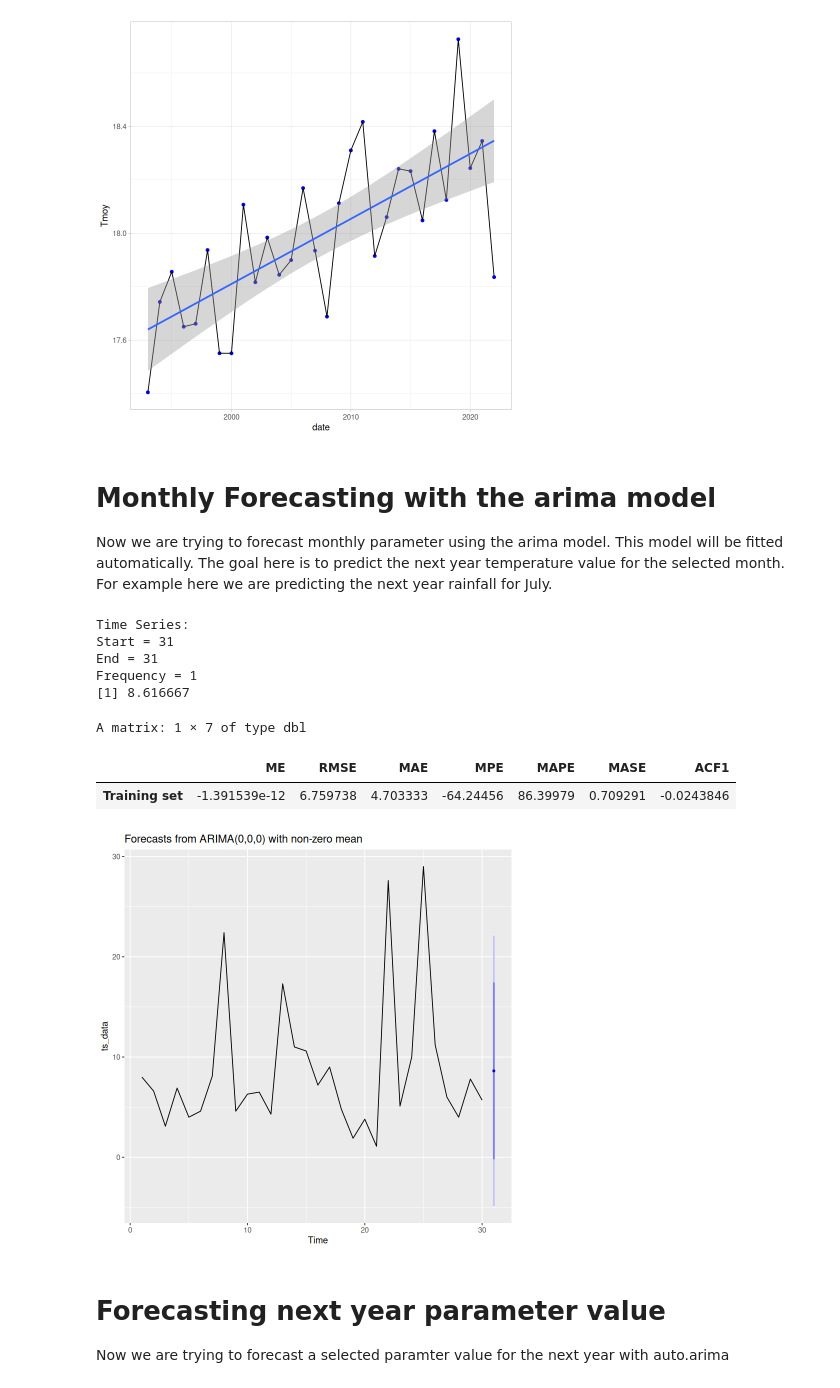
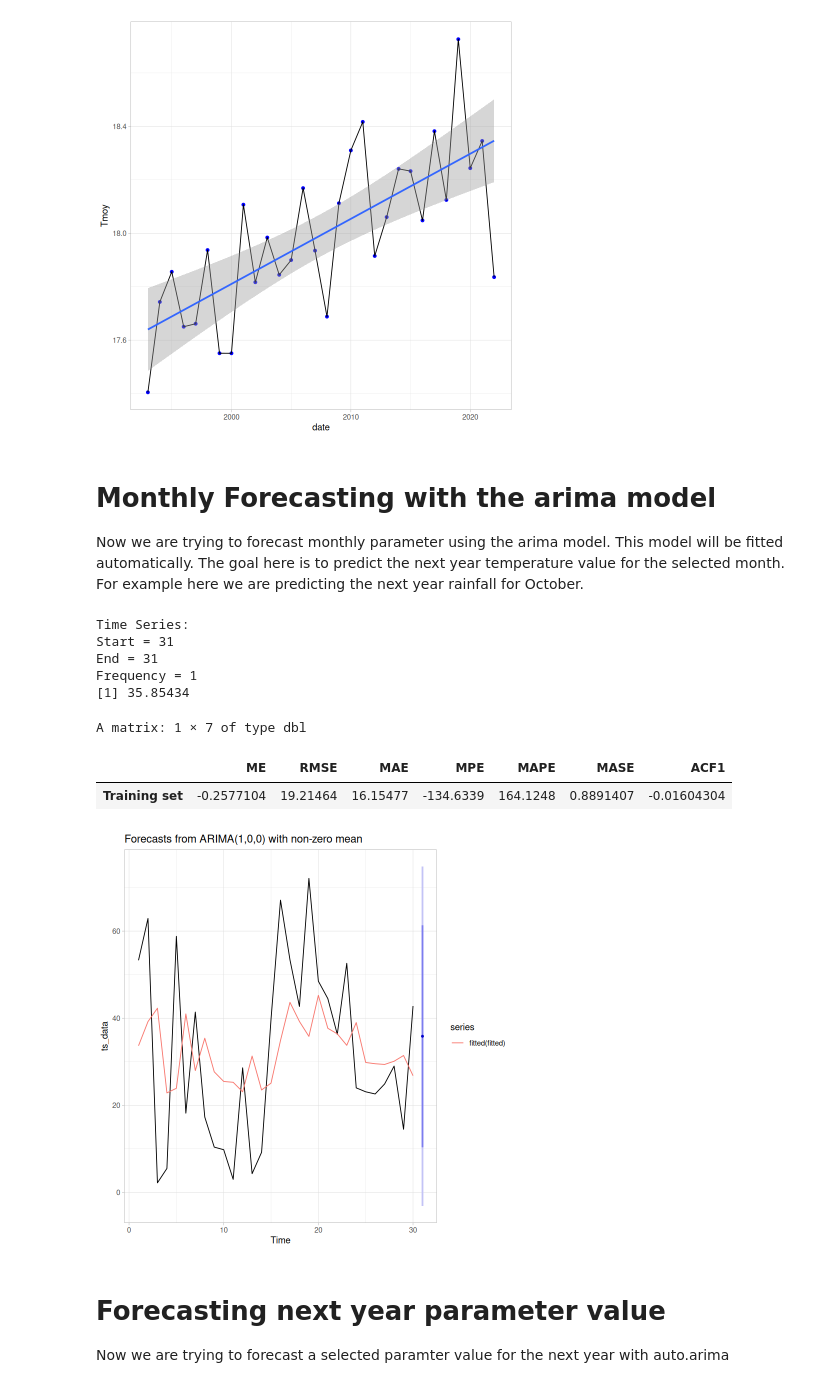
Before and after one commit to dinasdata/WeatherViz, a Jupyter notebook: notebook.ipynb, the cells around one changed output. Drawn from its saved outputs; the diff is of its cells as text; code cells hidden in the pictures.

Commit message:
adding fitted vs observed

```diff
--- a/notebook.ipynb
+++ b/notebook.ipynb
@@ -131,25 +131,25 @@ year_plot("Tmoy")
 [figure]
 # %% [markdown]
 # Monthly Forecasting with the arima model
-Now we are trying to forecast monthly parameter using the arima model. This model will be fitted automatically. The goal here is to predict the next year temperature value for the selected month. For example here we are predicting the next year rainfall for  July.
+Now we are trying to forecast monthly parameter using the arima model. This model will be fitted automatically. The goal here is to predict the next year temperature value for the selected month. For example here we are predicting the next year rainfall for  October.
 # %%
-df = m%>%filter(month == 7)
+df = m%>%filter(month == 10)
 ts_data = ts(df[["RR"]],frequency = 1)
 fitted = auto.arima(ts_data)
 forecasted = forecast(fitted,h = 1)
 print(forecasted$mean)
-autoplot(forecasted)
+autoplot(forecasted)+autolayer(fitted(fitted))+theme_light()
 accuracy(fitted)
 # %% [output]
 Time Series:
 Start = 31
 End = 31
 Frequency = 1
-[1] 8.616667
+[1] 35.85434
 A matrix: 1 × 7 of type dbl
 |  | ME | RMSE | MAE | MPE | MAPE | MASE | ACF1 |
-| Training set | -1.391539e-12 | 6.759738 | 4.703333 | -64.24456 | 86.39979 | 0.709291 | -0.0243846 |
+| Training set | -0.2577104 | 19.21464 | 16.15477 | -134.6339 | 164.1248 | 0.8891407 | -0.01604304 |
-[figure, old version]
+[figure, new version]
 # %% [markdown]
 # Forecasting next year parameter value
 Now we are trying to forecast a selected paramter value for the next year with auto.arima
```
Also changed, not shown: parts of 1 cell of this notebook.
